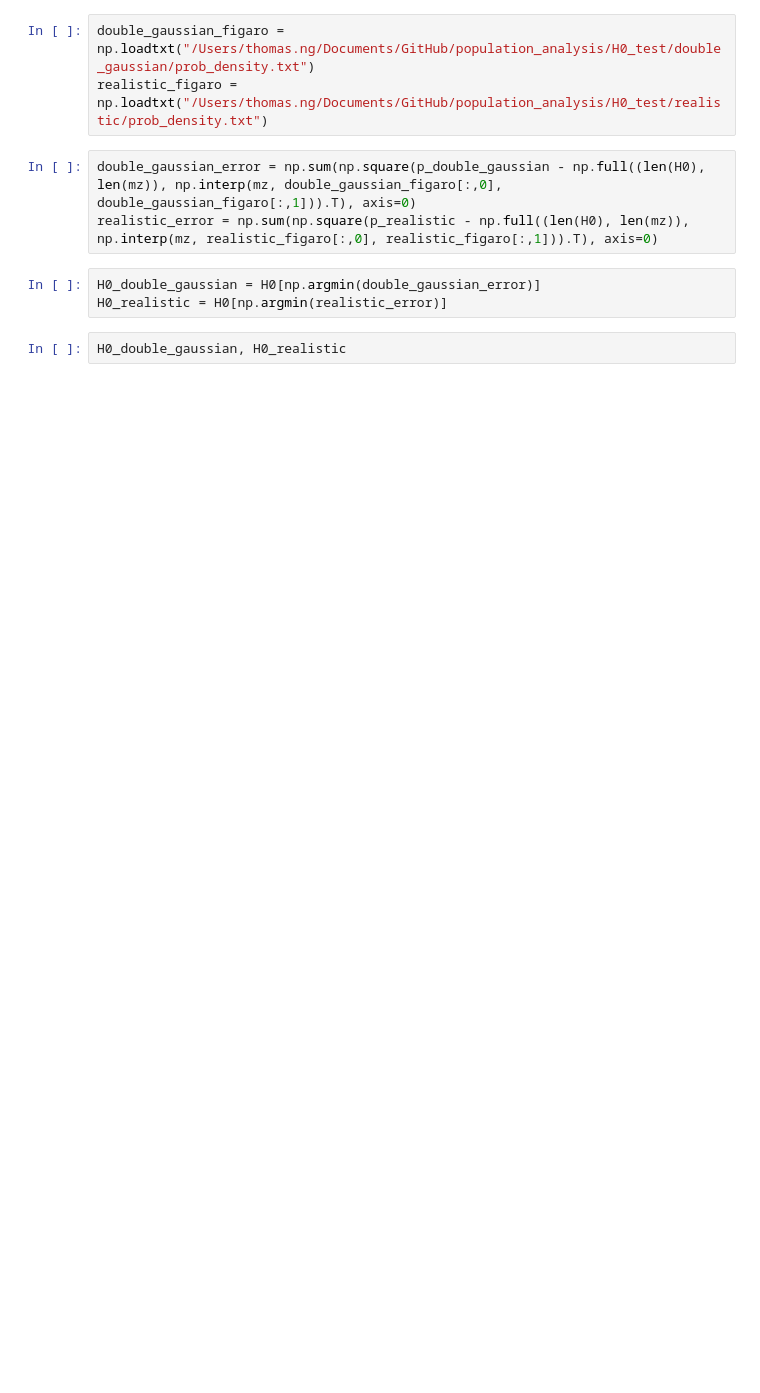
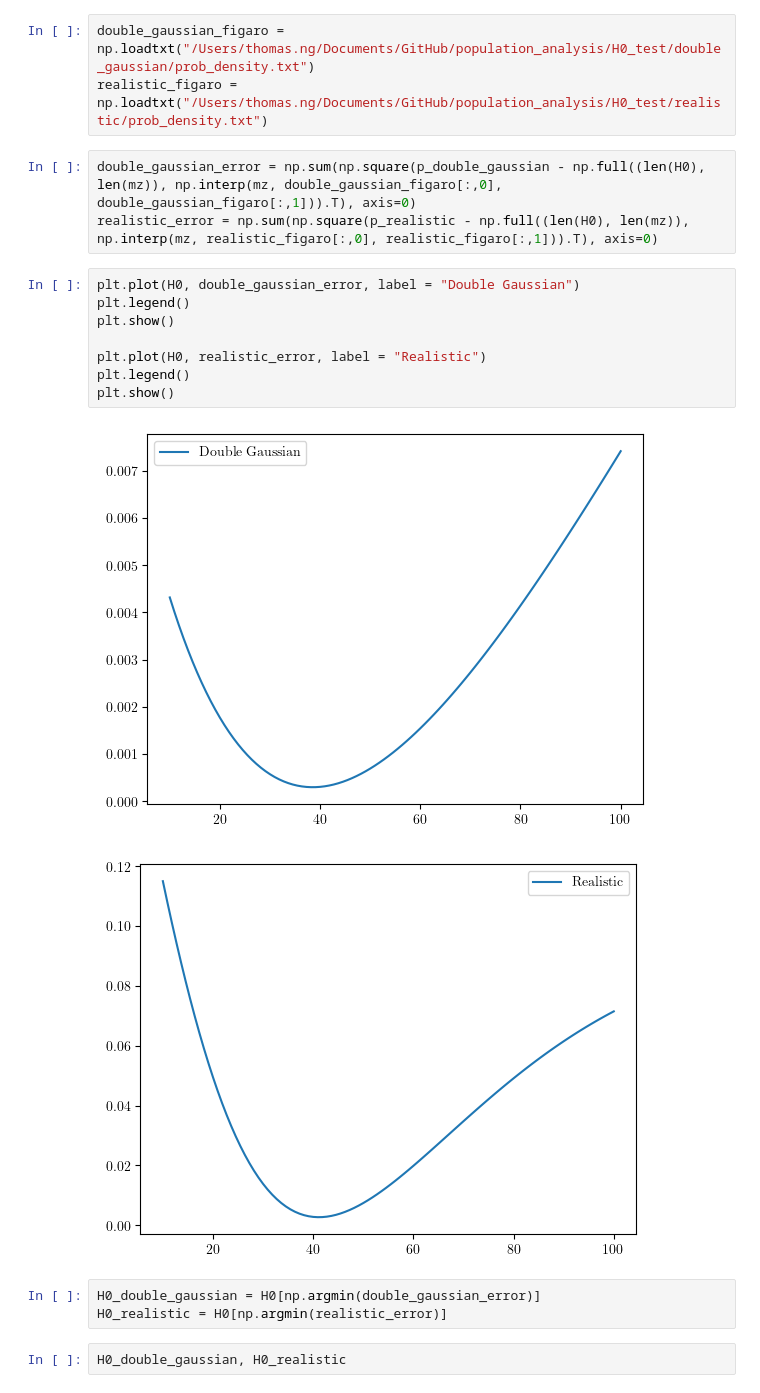
Before and after one commit to thomasckng/population_analysis, a Jupyter notebook: H0_test/distributions.ipynb, the cells around one changed output. Drawn from its saved outputs; the diff is of its cells as text; blank space fills up the shorter version.

```diff
--- a/H0_test/distributions.ipynb
+++ b/H0_test/distributions.ipynb
@@ -168,6 +176,17 @@ realistic_figaro = np.loadtxt("/Users/thomas.ng/Documents/GitHub/population_anal
 # %%
 double_gaussian_error = np.sum(np.square(p_double_gaussian - np.full((len(H0), len(mz)), np.interp(mz, double_gaussian_figaro[:,0], double_gaussian_figaro[:,1])).T), axis=0)
 realistic_error = np.sum(np.square(p_realistic - np.full((len(H0), len(mz)), np.interp(mz, realistic_figaro[:,0], realistic_figaro[:,1])).T), axis=0)
+# %%
+plt.plot(H0, double_gaussian_error, label = "Double Gaussian")
+plt.legend()
+plt.show()
+
+plt.plot(H0, realistic_error, label = "Realistic")
+plt.legend()
+plt.show()
+# %% [output]
+[figure, added]
+[figure, added]
 # %%
 H0_double_gaussian = H0[np.argmin(double_gaussian_error)]
 H0_realistic = H0[np.argmin(realistic_error)]
```
Also changed, not shown: parts of 7 cells of this notebook.
